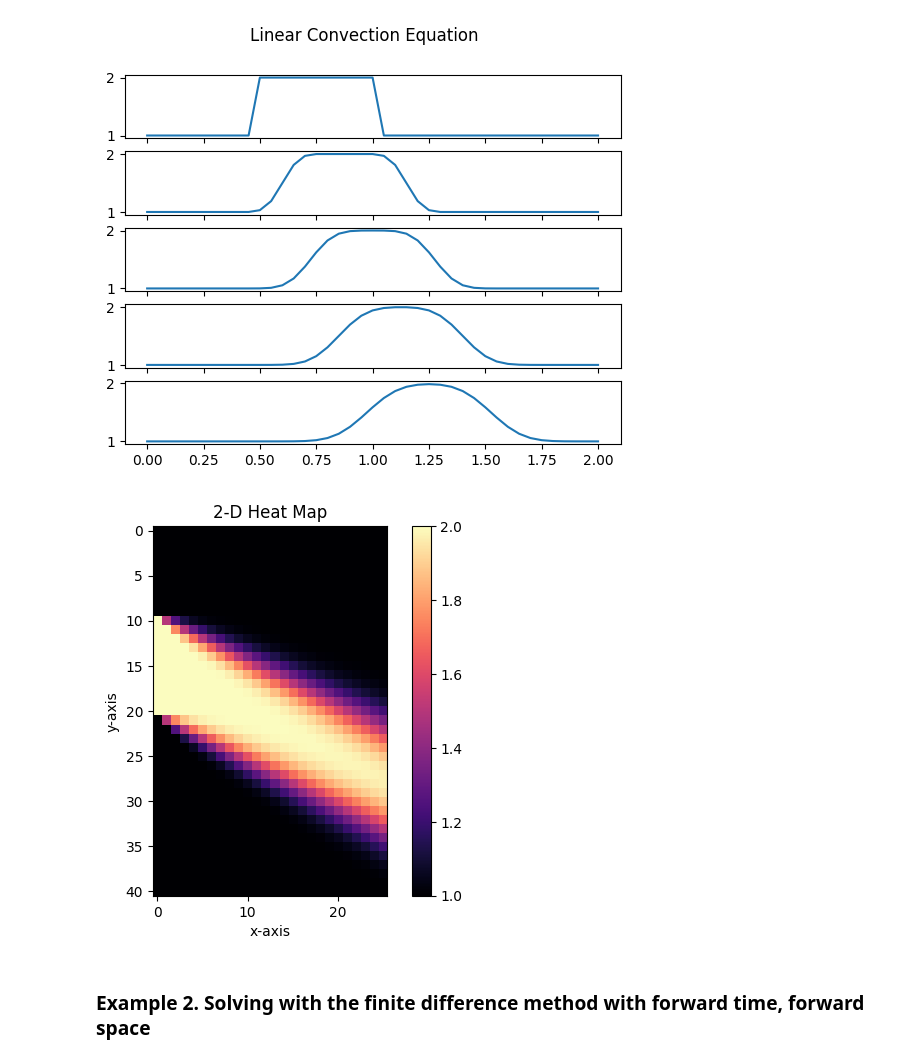
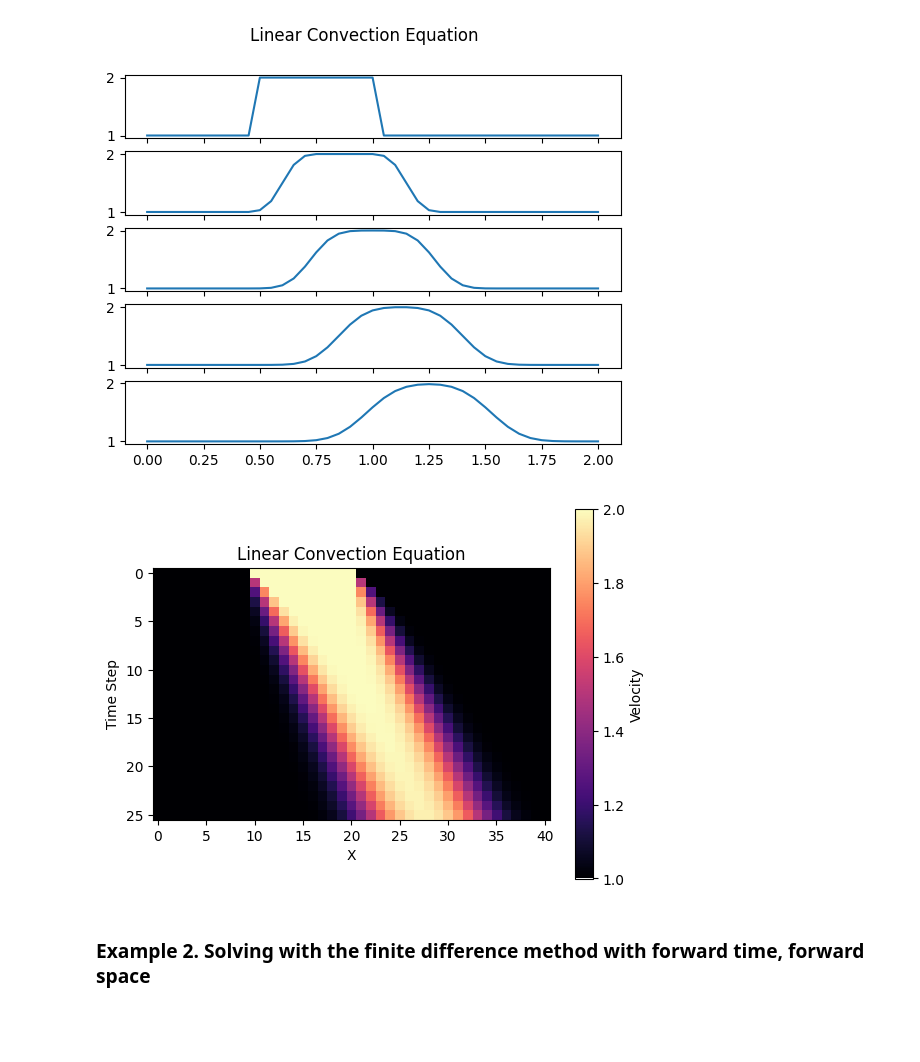
Before and after one commit to omar11205/computationalFluidDynamics, a Jupyter notebook: 1DLinearConvectionEquation.ipynb, the cells around one changed output. Saved outputs shown, nothing was run; the diff lists cells and outputs as text; code cells hidden in the pictures; blank space fills up the shorter version.

```diff
--- a/1DLinearConvectionEquation.ipynb
+++ b/1DLinearConvectionEquation.ipynb
@@ -221,14 +218,14 @@ for i in range(0,5):
 # %% [output]
 [figure]
 # %%
-plt.imshow(matrix.transpose(), cmap='magma')
-plt.title("2-D Heat Map")
-plt.xlabel("x-axis")
-plt.ylabel("y-axis")
-plt.colorbar()
+plt.imshow(matrix, cmap='magma')
+plt.title("Linear Convection Equation")
+plt.xlabel("X")
+plt.ylabel("Time Step")
+plt.colorbar().set_label("Velocity")
 plt.show()
 # %% [output]
-[figure, old version]
+[figure, new version]
 # %% [markdown]
 ### Example 2. Solving with the finite difference method with forward time, forward space
 # %% [markdown]
```
Also changed, not shown: parts of 5 cells of this notebook, 2 other files.
